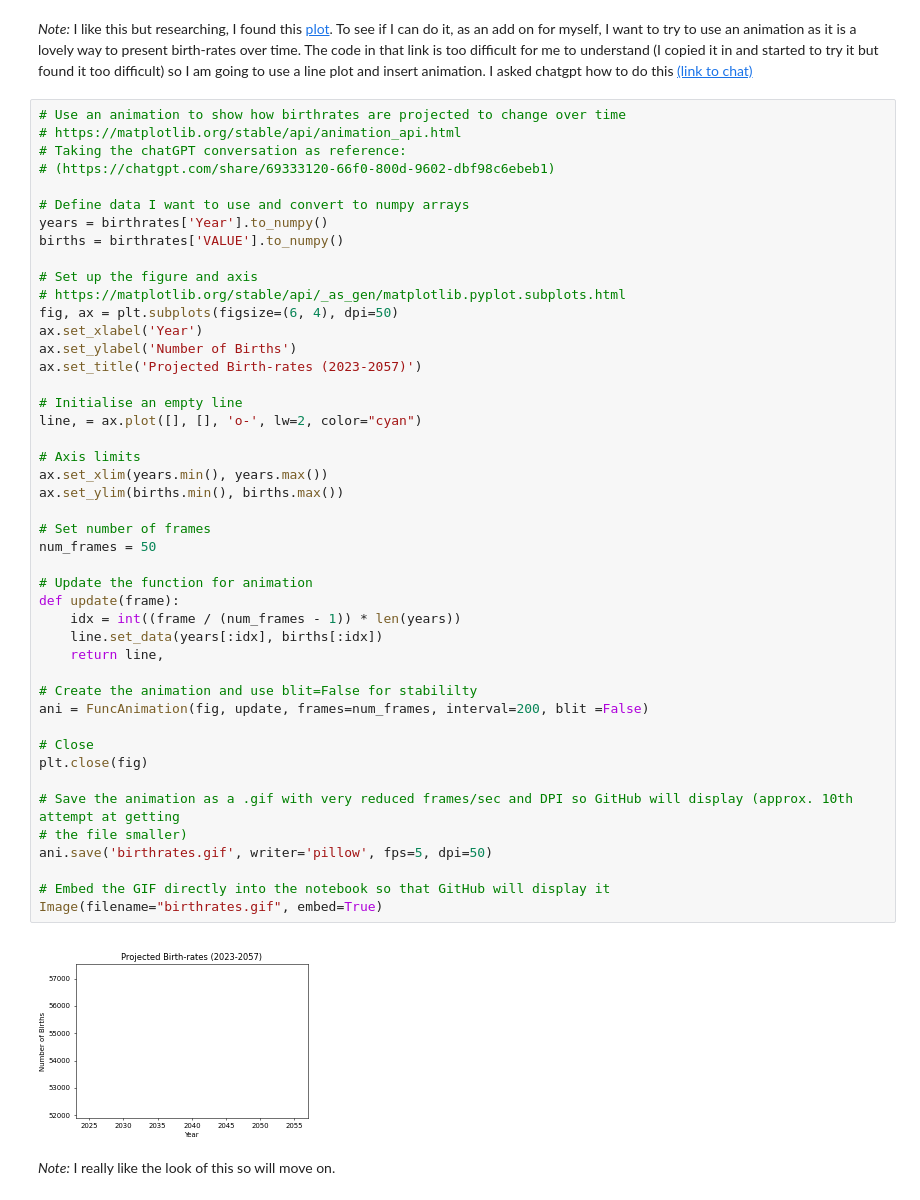
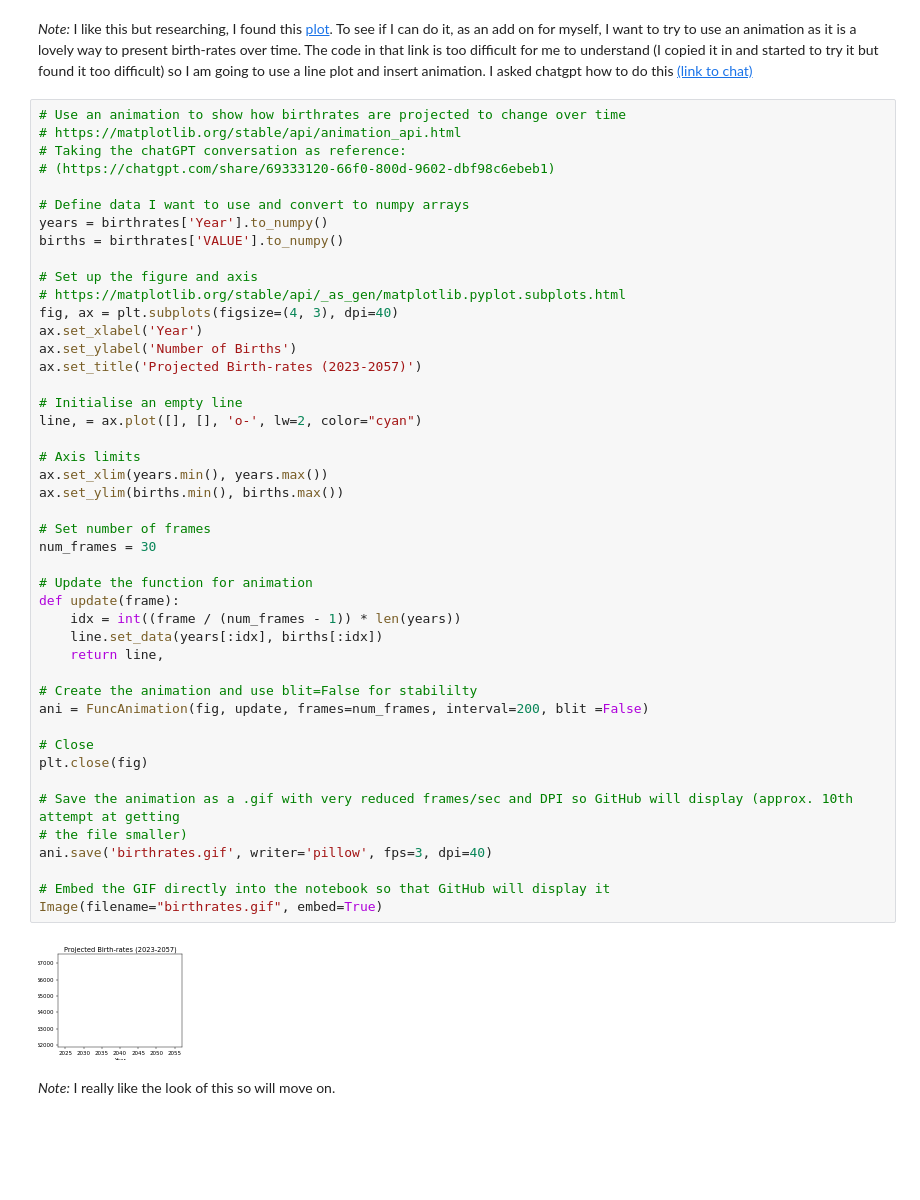
Before and after one commit to seasid3/programming-for-data-analytics-assignments, a Jupyter notebook: topic01/topic01_extra_exercise.ipynb, the cells around one changed output. Drawn from its saved outputs; the diff is of its cells as text; blank space fills up the shorter version.

```diff
--- a/topic01/topic01_extra_exercise.ipynb
+++ b/topic01/topic01_extra_exercise.ipynb
@@ -119,41 +119,41 @@ births = birthrates['VALUE'].to_numpy()
 
 # Set up the figure and axis
 # https://matplotlib.org/stable/api/_as_gen/matplotlib.pyplot.subplots.html
-fig, ax = plt.subplots(figsize=(6, 4), dpi=50)
+fig, ax = plt.subplots(figsize=(4, 3), dpi=40)
 ax.set_xlabel('Year')
 ax.set_ylabel('Number of Births')
 ax.set_title('Projected Birth-rates (2023-2057)')
 
 # Initialise an empty line
 line, = ax.plot([], [], 'o-', lw=2, color="cyan")
 
 # Axis limits
 ax.set_xlim(years.min(), years.max())
 ax.set_ylim(births.min(), births.max())
 
 # Set number of frames
-num_frames = 50
+num_frames = 30
 
 # Update the function for animation
 def update(frame):
     idx = int((frame / (num_frames - 1)) * len(years))
     line.set_data(years[:idx], births[:idx])
     return line,
 
 # Create the animation and use blit=False for stabililty
 ani = FuncAnimation(fig, update, frames=num_frames, interval=200, blit =False)
 
 # Close
 plt.close(fig)
 
 # Save the animation as a .gif with very reduced frames/sec and DPI so GitHub will display (approx. 10th attempt at getting
 # the file smaller)
-ani.save('birthrates.gif', writer='pillow', fps=5, dpi=50)
+ani.save('birthrates.gif', writer='pillow', fps=3, dpi=40)
 
 # Embed the GIF directly into the notebook so that GitHub will display it
 Image(filename="birthrates.gif", embed=True)
 # %% [output]
-[figure, old version]
+[figure, new version]
 # %% [markdown]
 *Note:* I really like the look of this so will move on.
 # %% [markdown]
```
Also changed, not shown: 1 other file.
